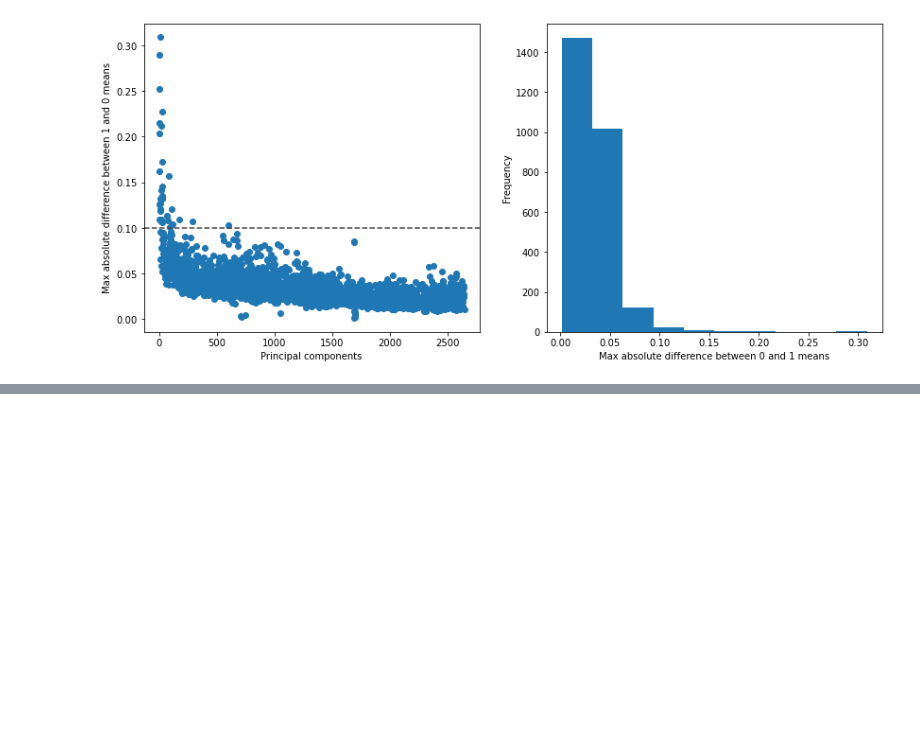
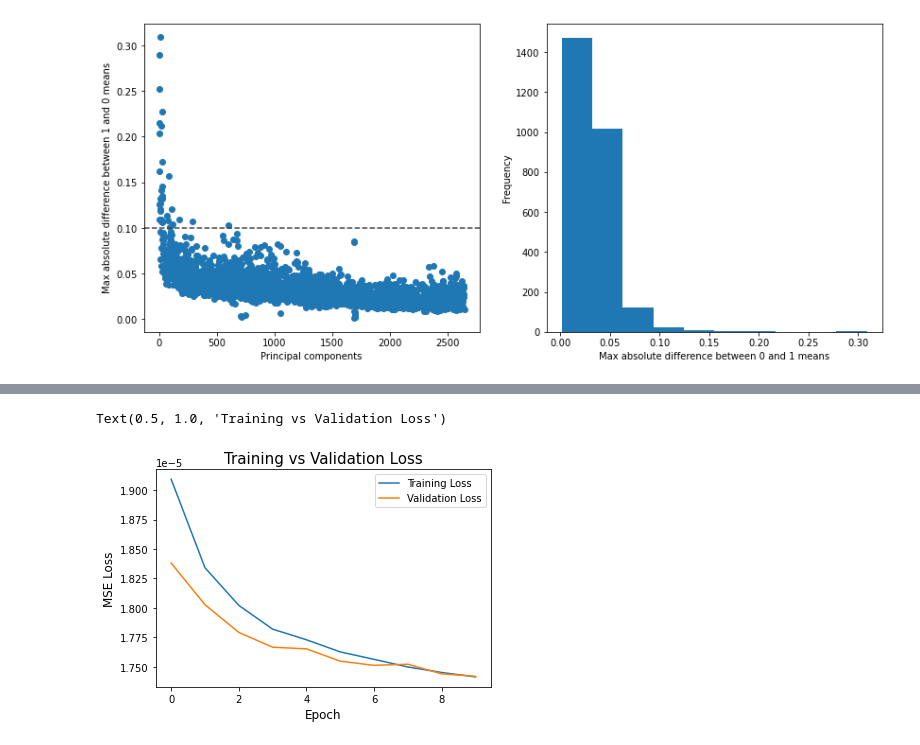
Before and after one commit to BobbyLumpkin/Multilabel-Text-Classification, a Jupyter notebook: tfidf_Dimension_Reduction.ipynb, the cells around one changed output, grey strips where cells are left out. Drawn from its saved outputs; the diff is of its cells as text; code cells hidden in the pictures; blank space fills up the shorter version.

Commit message:
Finished autoencoder section & added references section

```diff
--- a/tfidf_Dimension_Reduction.ipynb
+++ b/tfidf_Dimension_Reduction.ipynb
@@ -159,11 +163,12 @@ class Autoencoder(Model):
         super(Autoencoder, self).__init__()
         self.latent_dim = latent_dim
         self.encoder = tf.keras.Sequential([
-            tf.keras.layers.Dense(latent_dim * 2, activation = 'tanh'),
+            tf.keras.layers.Dropout(0.2),
+            tf.keras.layers.Dense(latent_dim * 2, activation = 'relu'),
             tf.keras.layers.Dense(latent_dim, activation = 'relu'),
         ])
         self.decoder = tf.keras.Sequential([
-            tf.keras.layers.Dense(latent_dim * 2, activation = 'sigmoid'),
+            tf.keras.layers.Dense(latent_dim * 2, activation = 'relu'),
             tf.keras.layers.Dense(visible_dim, activation = 'relu'),
         ])
 
@@ -174,10 +179,13 @@ class Autoencoder(Model):
 
 autoencoder = Autoencoder(latent_dim, visible_dim)
 # %%
-autoencoder.compile(optimizer = 'adam', loss = tf.keras.losses.MeanSquaredError())
+optim_func = tf.keras.optimizers.Adam(lr=0.01)
+autoencoder.compile(optimizer = optim_func, loss = tf.keras.losses.MeanSquaredError())
 # %%
 tf.random.set_seed(123)
-autoencoder.fit(X_tfidfTrain, X_tfidfTrain,
-                epochs = 10,
-                shuffle = True,
-                validation_data = (X_tfidfTest, X_tfidfTest))
+autoencoder_history = autoencoder.fit(X_tfidfTrain,
+                                      X_tfidfTrain,
+                                      epochs = 10,
+                                      shuffle = True,
+                                      validation_data = (X_tfidfTest, X_tfidfTest),
+                                      verbose = 0)
@@ -206,3 +192,15 @@ Epoch 10/10
+# %%
+## Visualize the 'val_hamming_loss' histories for each model in a single plot
+plt.plot(autoencoder_history.history['loss'], label = 'Training Loss')
+plt.plot(autoencoder_history.history['val_loss'], label = 'Validation Loss')
+plt.xlabel('Epoch', fontsize = 12)
+plt.ylabel('MSE Loss', fontsize = 12)
+plt.legend()
+plt.title('Training vs Validation Loss', fontsize = 15)
+#plt.savefig('Reduced_Dataset_Learning_Rate_01.png')
+# %% [output]
+Text(0.5, 1.0, 'Training vs Validation Loss')
+[figure, added]
 # %%
 ## (CAUTION: DO NOT OVERWRITE EXISTING FILES) -- Get and save encodings for the training/test data
 encoded_train = autoencoder.encoder(X_tfidfTrain).numpy()
```
Also changed, not shown: parts of 4 cells of this notebook.
